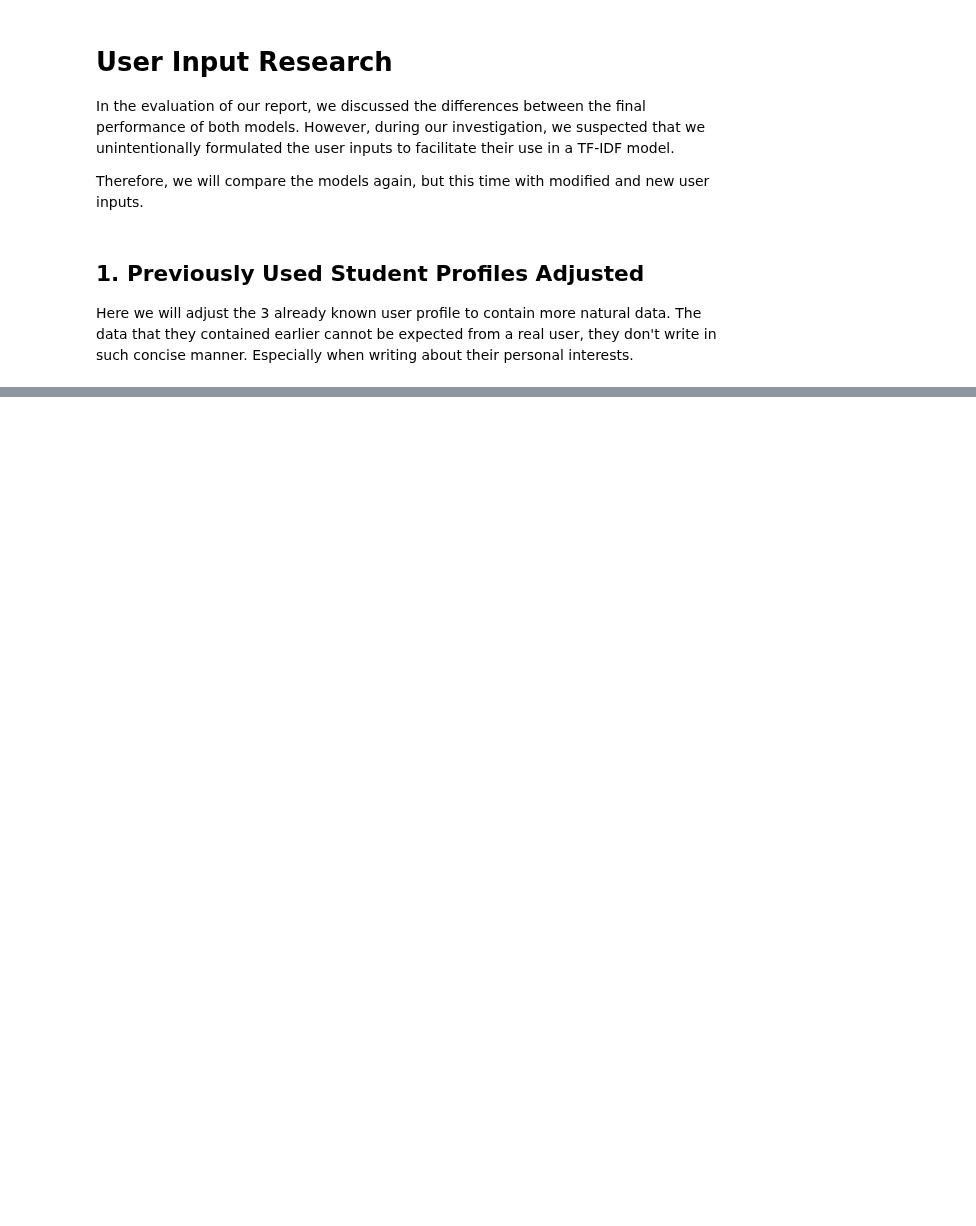
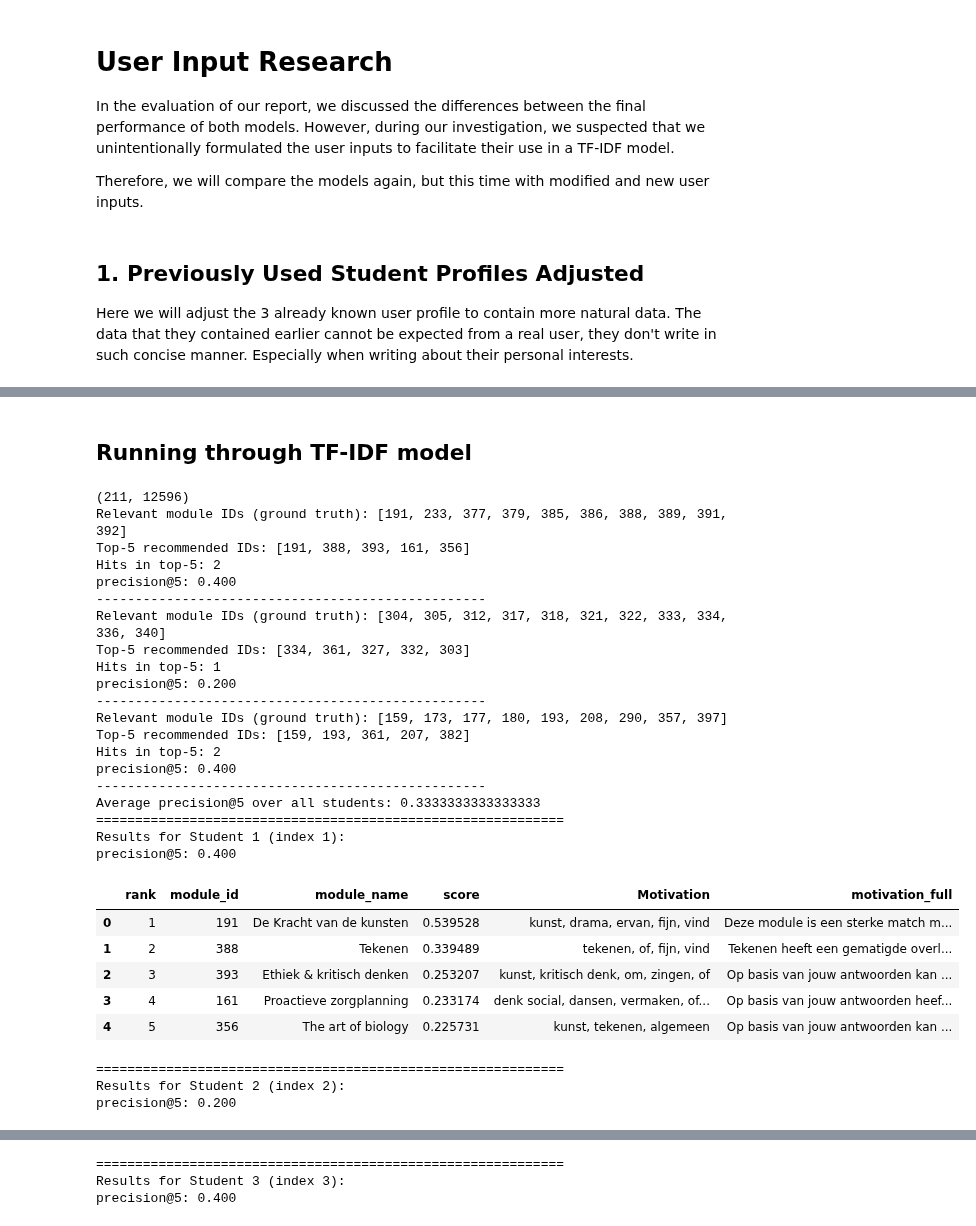
Before and after one commit to DanielvG-IT/Avans, a Jupyter notebook: Notebooks/9_user_input_research.ipynb, the cells around one changed output, grey strips where cells are left out. Saved outputs shown, nothing was run; the diff lists cells and outputs as text; code cells hidden in the pictures; blank space fills up the shorter version.

```diff
--- a/Notebooks/9_user_input_research.ipynb
+++ b/Notebooks/9_user_input_research.ipynb
@@ -71,7 +71,7 @@ student3 = StudentProfile(
 matching_models_list = [
     [388, 392, 191, 385, 386, 379, 389, 377, 391, 233],          # student1
     [304, 305, 312, 317, 318, 322, 321, 334, 336, 340, 333],     # student2
-    [159, 290, 397, 180, 177, 208, 173, 193, 357                 # student3
+    [159, 290, 397, 180, 177, 208, 173, 193, 357]                # student3
 ]
 
 students = [student1, student2, student3]
@@ -77,0 +80,15 @@ students = [student1, student2, student3]
+# %%
+all_results, avg_p_at_k = run_evaluation_multi_se(students, matching_models_list, top_n=5, k=5)
+
+print("Average precision@5 over all students:", avg_p_at_k)
+
+for idx, (student, result) in enumerate(zip(students, all_results), start=1):
+    name = getattr(student, "name", f"Student {idx}")
+    print("=" * 60)
+    print(f"Results for {name} (index {idx}):")
+    print(f"precision@5: {result['precision_at_k']:.3f}")
+
+    old_width = pd.get_option("display.max_colwidth")
+    pd.set_option("display.max_colwidth", None)
+    display(result["recs"])
+    pd.set_option("display.max_colwidth", old_width)
@@ -77,0 +139,53 @@ students = [student1, student2, student3]
+# %% [markdown]
+## Running through TF-IDF model
+# %%
+all_results, avg_p_at_k = run_evaluation_multi_bow(students, matching_models_list, top_n=5, k=5)
+
+print("Average precision@5 over all students:", avg_p_at_k)
+
+# Print model output for each student individually
+for idx, (student, result) in enumerate(zip(students, all_results), start=1):
+    name = getattr(student, "name", f"Student {idx}")
+    print("=" * 60)
+    print(f"Results for {name} (index {idx}):")
+    print(f"precision@5: {result['precision_at_k']:.3f}")
+
+    # Pandas settings for max width columns
+    old_width = pd.get_option("display.max_colwidth")
+    pd.set_option("display.max_colwidth", None)
+
+    # Show updated recommendations
+    display(result["recs"])
+
+    # Restoring original pandas setting
+    pd.set_option("display.max_colwidth", old_width)
+# %% [output]
+(211, 12596)
+Relevant module IDs (ground truth): [191, 233, 377, 379, 385, 386, 388, 389, 391, 392]
+Top-5 recommended IDs: [191, 388, 393, 161, 356]
+Hits in top-5: 2
+precision@5: 0.400
+--------------------------------------------------
+Relevant module IDs (ground truth): [304, 305, 312, 317, 318, 321, 322, 333, 334, 336, 340]
+Top-5 recommended IDs: [334, 361, 327, 332, 303]
+Hits in top-5: 1
+precision@5: 0.200
+--------------------------------------------------
+Relevant module IDs (ground truth): [159, 173, 177, 180, 193, 208, 290, 357, 397]
+Top-5 recommended IDs: [159, 193, 361, 207, 382]
+Hits in top-5: 2
+precision@5: 0.400
+--------------------------------------------------
+Average precision@5 over all students: 0.3333333333333333
+============================================================
+Results for Student 1 (index 1):
+precision@5: 0.400
+|  | rank | module_id | module_name | score | Motivation | motivation_full |
+| 0 | 1 | 191 | De Kracht van de kunsten | 0.539528 | kunst, drama, ervan, fijn, vind | Deze module is een sterke match m... |
+| 1 | 2 | 388 | Tekenen | 0.339489 | tekenen, of, fijn, vind | Tekenen heeft een gematigde overl... |
+| 2 | 3 | 393 | Ethiek & kritisch denken | 0.253207 | kunst, kritisch denk, om, zingen, of | Op basis van jouw antwoorden kan ... |
+| 3 | 4 | 161 | Proactieve zorgplanning | 0.233174 | denk social, dansen, vermaken, of... | Op basis van jouw antwoorden heef... |
+| 4 | 5 | 356 | The art of biology | 0.225731 | kunst, tekenen, algemeen | Op basis van jouw antwoorden kan ... |
+============================================================
+Results for Student 2 (index 2):
+precision@5: 0.200
@@ -77,0 +198,3 @@ students = [student1, student2, student3]
+============================================================
+Results for Student 3 (index 3):
+precision@5: 0.400
```
Also changed, not shown: parts of 3 cells of this notebook, 1 other file.
